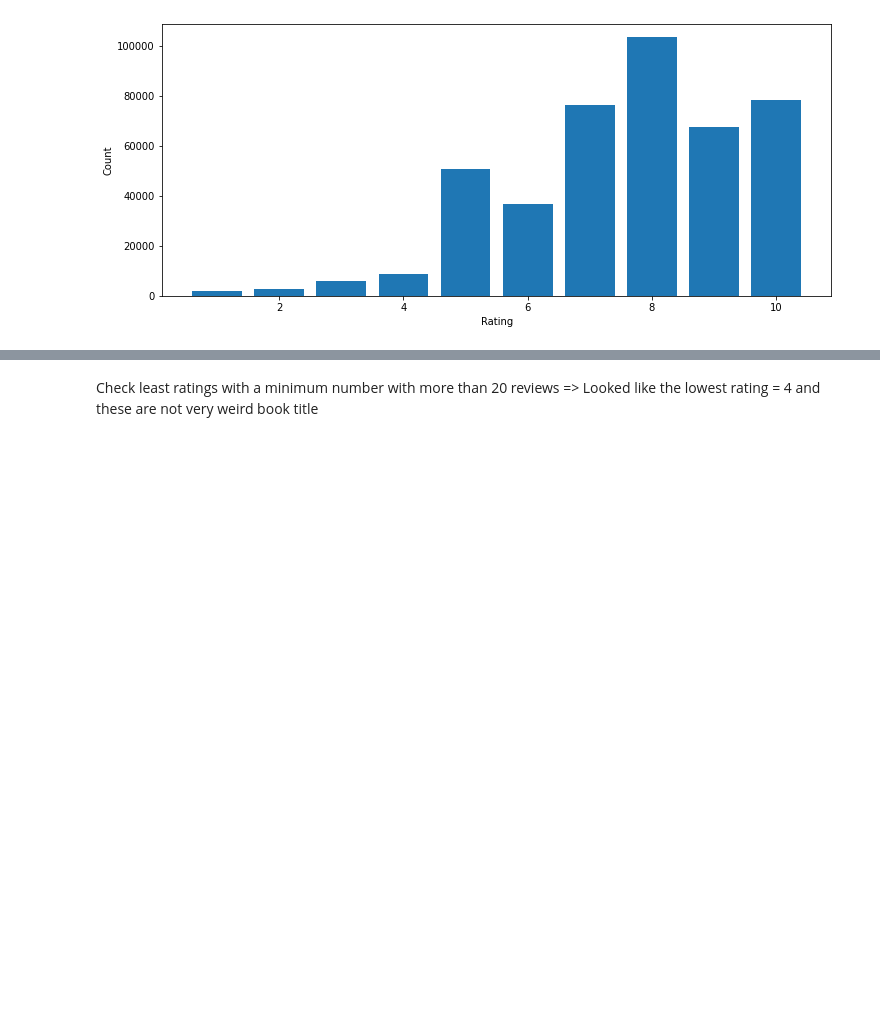
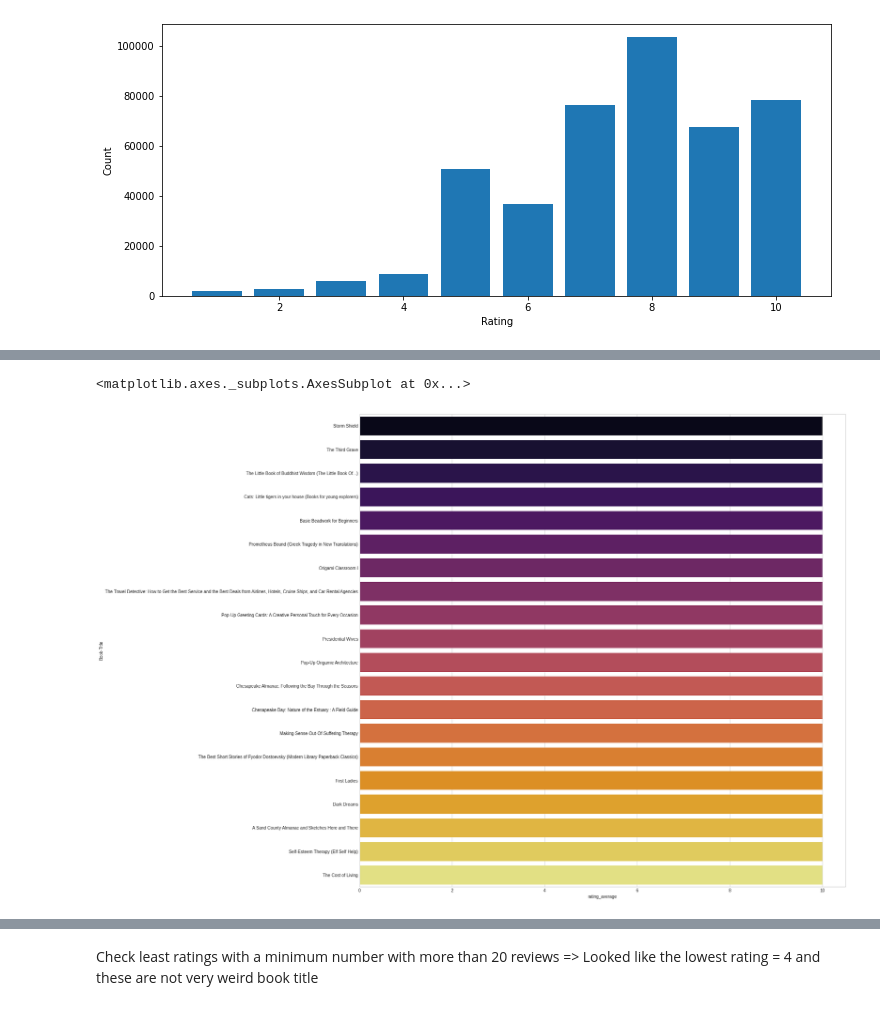
Before and after one commit to nhanhd06/Book_Recommendation, a Jupyter notebook: Data_Prepocessing.ipynb, the cells around one changed output, grey strips where cells are left out. Cells and saved outputs as stored; diff of their text form; code cells hidden in the pictures; blank space fills up the shorter version.

```diff
--- a/Data_Prepocessing.ipynb
+++ b/Data_Prepocessing.ipynb
@@ -658,0 +752,4 @@ Name: Book-Rating, dtype: float64
+# %%
+average_rating = pd.DataFrame(data.groupby('ISBN')['book_rating'].mean())
+average_rating = average_rating.rename(columns={'book_rating': 'rating_average'})
+average_rating.sort_values('rating_average', ascending=False).head(5)
@@ -658,0 +764,12 @@ Name: Book-Rating, dtype: float64
+# %%
+# get the top 20 books with highest book average rating
+average_rating_top = average_rating.sort_values('rating_average', ascending=False).head(20)
+average_rating_top = pd.merge(average_rating_top, books, on='ISBN', how='inner')
+# %%
+# show the top 20 books(name) with highest average rating
+plt.style.use('seaborn-whitegrid')
+plt.figure(figsize=(20,20))
+sns.barplot(x="rating_average", y="Book-Title", data=average_rating_top, palette='inferno')
+# %% [output]
+<matplotlib.axes._subplots.AxesSubplot at 0x...>
+[figure, added]
```
Also changed, not shown: parts of 147 cells of this notebook.
